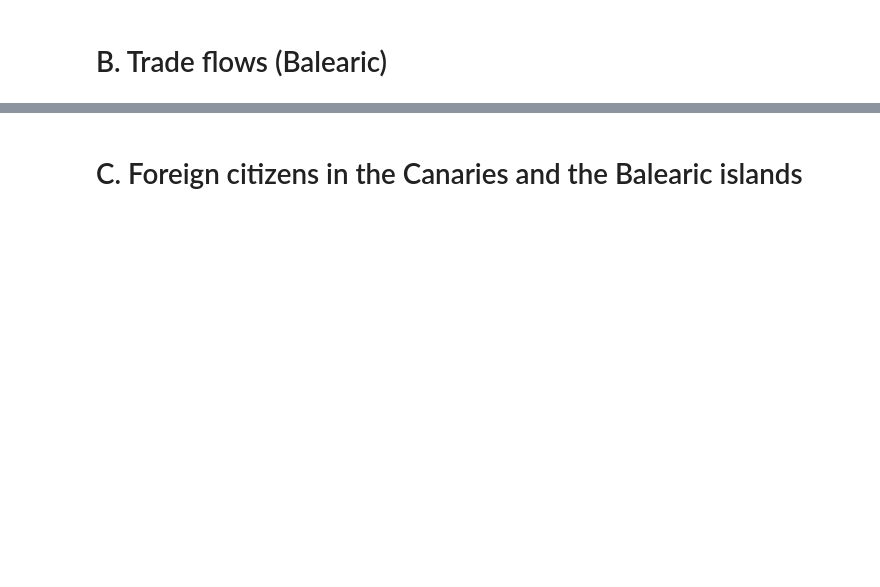
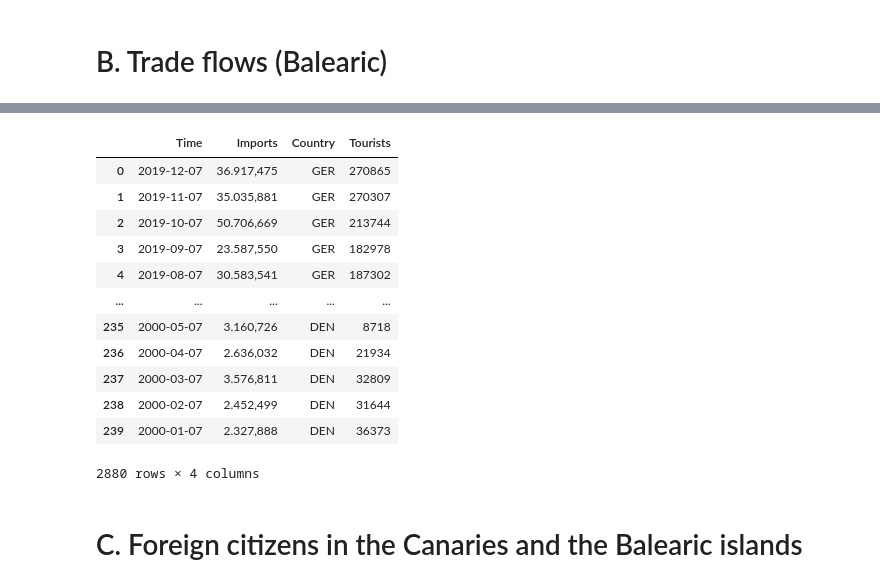
Before and after one commit to DiSanchz/ETL-Project, a Jupyter notebook: Cleaning.ipynb, the cells around one changed output, grey strips where cells are left out. Saved outputs shown, nothing was run; the diff lists cells and outputs as text; code cells hidden in the pictures; blank space fills up the shorter version.

```diff
--- a/Cleaning.ipynb
+++ b/Cleaning.ipynb
@@ -178,6 +179,7 @@ IC_trade.Time = IC_trade.Time.apply(translate_month)
 IC_trade.drop(IC_trade.index[IC_trade['Time'] == 'tbd'], inplace=True)
 IC_trade.Time = IC_trade.Time.apply(datematcher)
 IC_trade.Time = IC_trade.Time.apply(dateconverter)
+IC_trade = IC_trade[IC_trade.Time < datetime.date(2020, 1, 7)]
 IC_trade = IC_trade.drop('Unnamed: 0', axis=1)
 # %%
 IC_trade.sample(7)
@@ -235,9 +242,5 @@ BI_trade.sample(7)
 #countries_eg_M = ['UK', 'HOLANDA', 'IRLANDA', 'SUECIA','DINAMARCA','BELGICA','ITALIA','FRANCIA','SUIZA','REP.CHECA','POLONIA']
 # %%
 #Countries for which there is detailed data for number of visitors and imports
-countries = ['UK', 'HOLANDA', 'IRLANDA', 'SUECIA', 'DINAMARCA', 'BELGICA', 'ITALIA', 'FRANCIA', 'SUIZA', 'REP.CHECA', 'POLONIA']
+countries = ['UK', 'HOLANDA', 'IRLANDA', 'SUECIA', 'BELGICA', 'ITALIA', 'FRANCIA', 'REPCHECA', 'POLONIA', 'ALEMANIA', 'SUIZA', 'DINAMARCA']
+countries_noger = ['UK', 'HOLANDA', 'IRLANDA', 'SUECIA', 'BELGICA', 'ITALIA', 'FRANCIA', 'REPCHECA', 'POLONIA', 'SUIZA', 'DINAMARCA']
-# %%
-#Importar todas las sheets así
-df_A = pd.read_excel('data/TuristasCI_Short.xls', sheet_name= 'IRLANDA')
-df_A.drop(labels='TOTAL', inplace=True, axis=1)
-display(df_A)
@@ -277,2 +368,28 @@ Alemania_IC = pd.DataFrame(IC_trade[['Time','Alemania']])
+# %%
+df_X = pd.read_excel('data/support_tourist_folder/ALEMANIA.xlsx')
+for c in countries_noger:
+    df_Y = pd.read_excel(f'data/support_tourist_folder/{c}.xlsx')
+    df_X = pd.concat([df_X, df_Y])
+
+df_X.rename(columns={"Unnamed: 0":"Delete"}, inplace=True)
+df_X.drop(labels='Delete', inplace=True, axis=1)
+df_X.rename(columns={"index":"Delete"}, inplace=True)
+df_X.drop(labels='Delete', inplace=True, axis=1)
+
+display(df_X)
+# %% [output]
+|  | Time | Imports | Country | Tourists |
+| 0 | 2019-12-07 | 36.917,475 | GER | 270865 |
+| 1 | 2019-11-07 | 35.035,881 | GER | 270307 |
+| 2 | 2019-10-07 | 50.706,669 | GER | 213744 |
+| 3 | 2019-09-07 | 23.587,550 | GER | 182978 |
+| 4 | 2019-08-07 | 30.583,541 | GER | 187302 |
+| ... | ... | ... | ... | ... |
+| 235 | 2000-05-07 | 3.160,726 | DEN | 8718 |
+| 236 | 2000-04-07 | 2.636,032 | DEN | 21934 |
+| 237 | 2000-03-07 | 3.576,811 | DEN | 32809 |
+| 238 | 2000-02-07 | 2.452,499 | DEN | 31644 |
+| 239 | 2000-01-07 | 2.327,888 | DEN | 36373 |
+2880 rows × 4 columns
 # %% [markdown]
 # C. Foreign citizens in the Canaries and the Balearic islands
```
Also changed, not shown: parts of 15 cells of this notebook, 14 other files.
